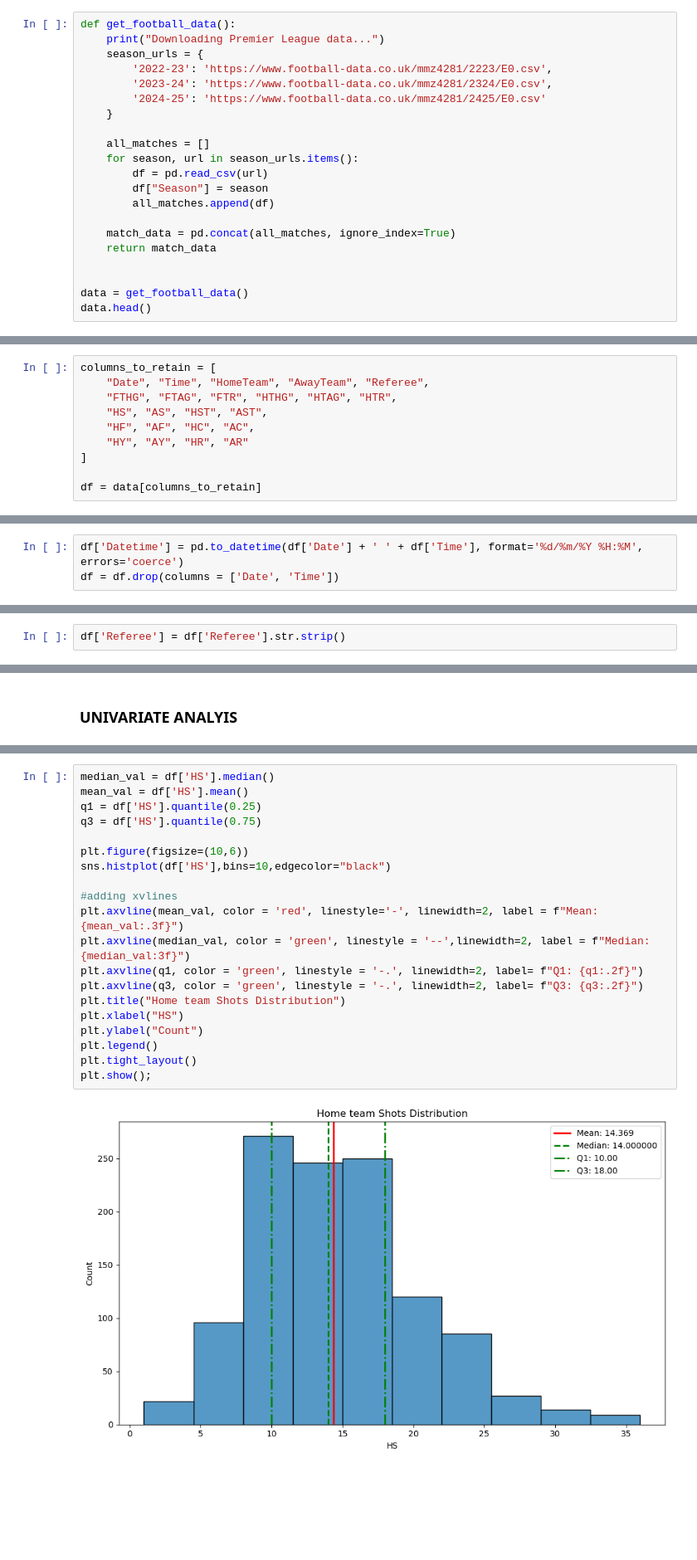
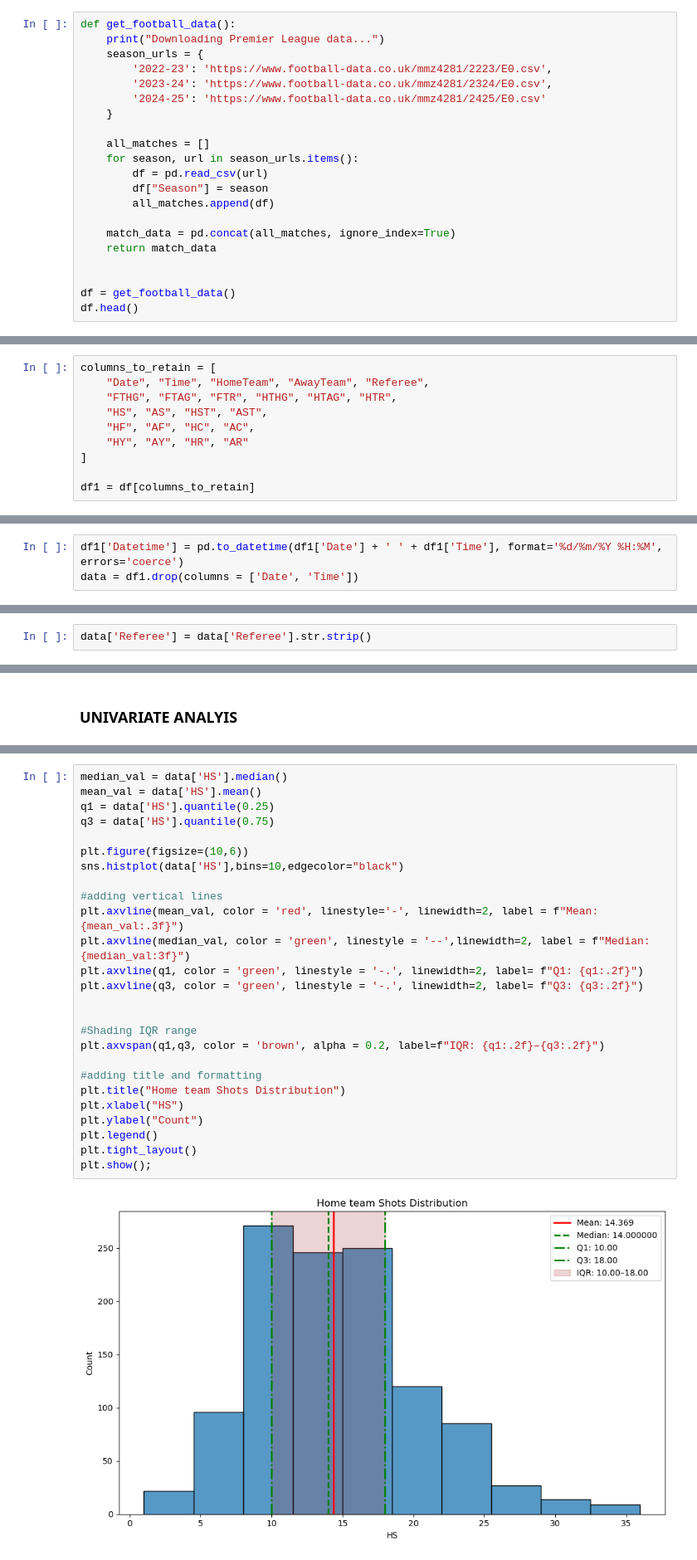
Before and after one commit to C-3DevO/premier_league_2025-2026_Winner, a Jupyter notebook: epl_winner.ipynb, the cells around one changed output, grey strips where cells are left out. Shown at 83% size. Cells and saved outputs as stored; diff of their text form; blank space fills up the shorter version.

Commit message:
Visuals done

```diff
--- a/epl_winner.ipynb
+++ b/epl_winner.ipynb
@@ -27,8 +27,8 @@ def get_football_data():
     return match_data
 
 
-data = get_football_data()
-data.head()
+df = get_football_data()
+df.head()
 # %% [output]
 Downloading Premier League data...
 |  | Div | Date | Time | HomeTeam | AwayTeam | FTHG | FTAG | FTR | HTHG | HTAG | ... | ... |
@@ -116,5 +116,5 @@ columns_to_retain = [
     "HY", "AY", "HR", "AR"
 ]
 
-df = data[columns_to_retain]
+df1 = df[columns_to_retain]
 # %%
@@ -198,8 +196,8 @@ memory usage: 205.0+ KB
 # %% [markdown]
 ### Converting date and time to datetime data type
 # %%
-df['Datetime'] = pd.to_datetime(df['Date'] + ' ' + df['Time'], format='%d/%m/%Y %H:%M', errors='coerce')
-df = df.drop(columns = ['Date', 'Time'])
+df1['Datetime'] = pd.to_datetime(df1['Date'] + ' ' + df1['Time'], format='%d/%m/%Y %H:%M', errors='coerce')
+data = df1.drop(columns = ['Date', 'Time'])
 # %% [output]
 A value is trying to be set on a copy of a slice from a DataFrame.
 Try using .loc[row_indexer,col_indexer] = value instead
@@ -254,7 +252,7 @@ Length: 680, dtype: datetime64[ns]
 # %% [markdown]
 ### Removing white space on referee column
 # %%
-df['Referee'] = df['Referee'].str.strip()
+data['Referee'] = data['Referee'].str.strip()
 # %% [markdown]
 # EDA
 # %% [markdown]
@@ -262,22 +262,28 @@ df['Referee'] = df['Referee'].str.strip()
 # %%
-median_val = df['HS'].median()
-mean_val = df['HS'].mean()
-q1 = df['HS'].quantile(0.25)
-q3 = df['HS'].quantile(0.75)
+median_val = data['HS'].median()
+mean_val = data['HS'].mean()
+q1 = data['HS'].quantile(0.25)
+q3 = data['HS'].quantile(0.75)
 
 plt.figure(figsize=(10,6))
-sns.histplot(df['HS'],bins=10,edgecolor="black")
+sns.histplot(data['HS'],bins=10,edgecolor="black")
 
-#adding xvlines
+#adding vertical lines
 plt.axvline(mean_val, color = 'red', linestyle='-', linewidth=2, label = f"Mean: {mean_val:.3f}")
 plt.axvline(median_val, color = 'green', linestyle = '--',linewidth=2, label = f"Median: {median_val:3f}")
 plt.axvline(q1, color = 'green', linestyle = '-.', linewidth=2, label= f"Q1: {q1:.2f}")
 plt.axvline(q3, color = 'green', linestyle = '-.', linewidth=2, label= f"Q3: {q3:.2f}")
+
+
+#Shading IQR range
+plt.axvspan(q1,q3, color = 'brown', alpha = 0.2, label=f"IQR: {q1:.2f}–{q3:.2f}")
+
+#adding title and formatting
 plt.title("Home team Shots Distribution")
 plt.xlabel("HS")
 plt.ylabel("Count")
 plt.legend()
 plt.tight_layout()
 plt.show();
 # %% [output]
-[figure, old version]
+[figure, new version]
```
Also changed, not shown: parts of 28 cells of this notebook.
